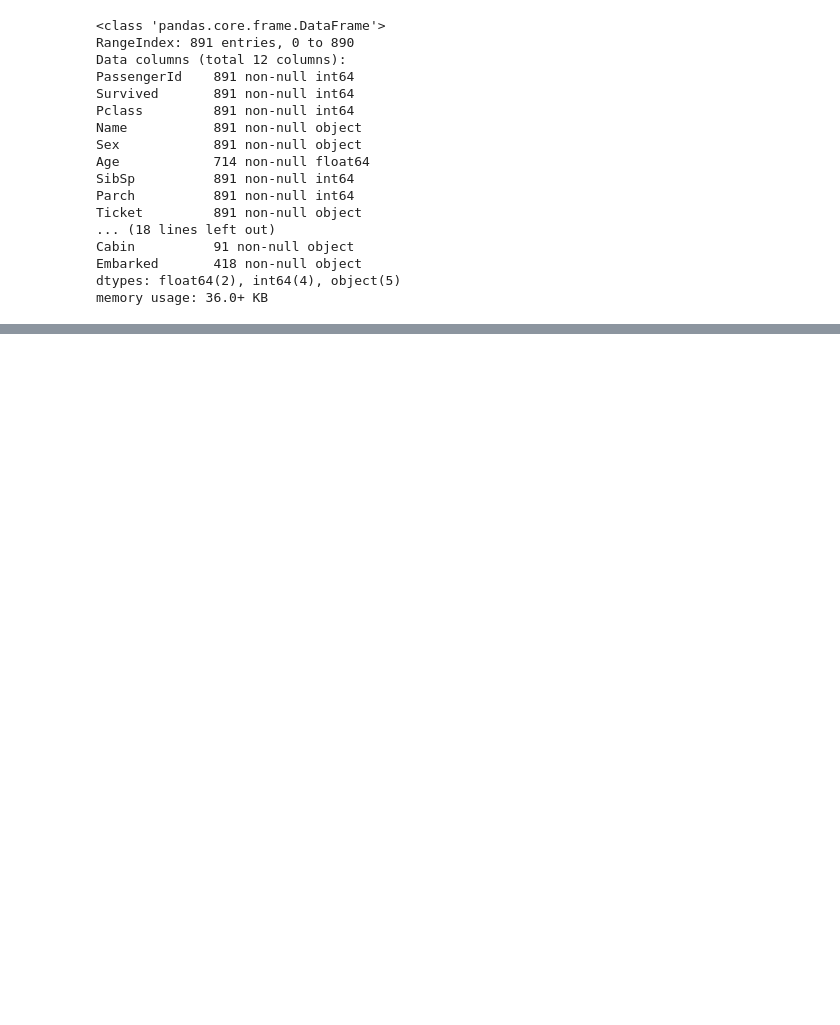
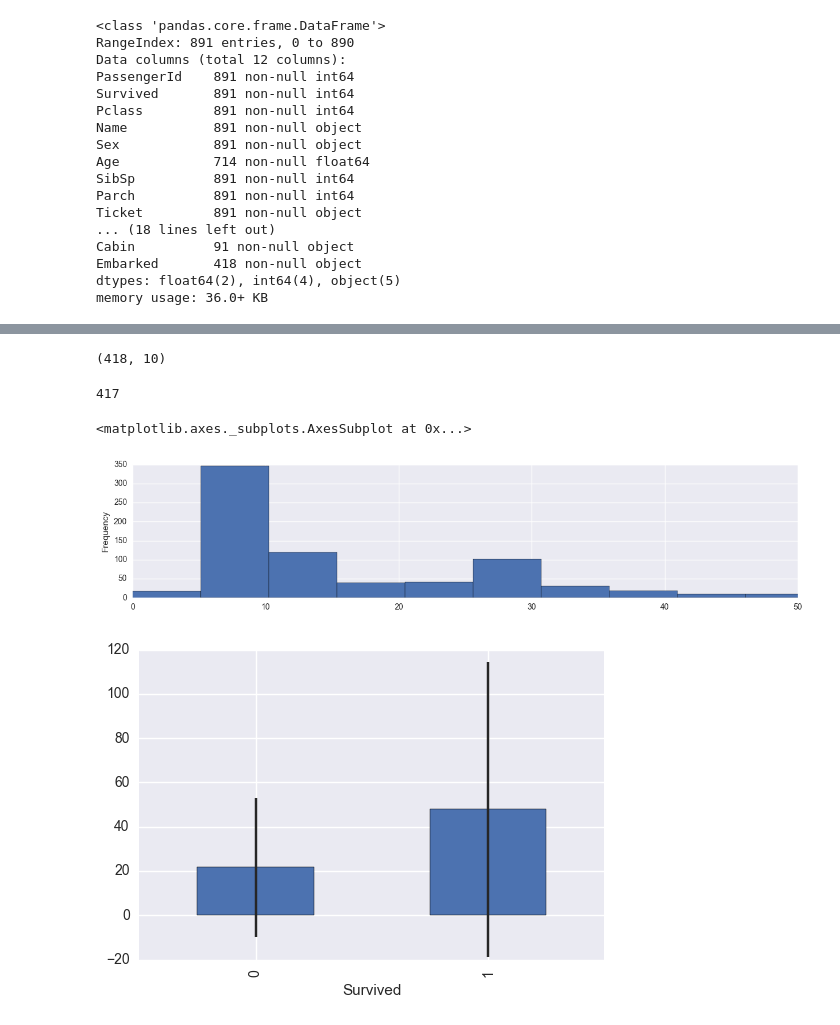
Before and after one commit to demonSong/kaggle, a Jupyter notebook: titanic/code/trainning.ipynb, the cells around one changed output, grey strips where cells are left out. Drawn from its saved outputs; the diff is of its cells as text; code cells hidden in the pictures; blank space fills up the shorter version.

```diff
--- a/titanic/code/trainning.ipynb
+++ b/titanic/code/trainning.ipynb
@@ -60,0 +126,32 @@ test_df = test_df.drop(['Name','Ticket'],axis = 1)
+# %%
+test_df.shape
+# %% [output]
+(418, 10)
+# %%
+test_df.Fare.count()
+# %% [output]
+417
+# %%
+test_df["Fare"].fillna(test_df["Fare"].median(),inplace = True)
+
+# convert from float to int
+titanic_df["Fare"] = titanic_df["Fare"].astype(int)
+test_df["Fare"] = test_df["Fare"].astype(int)
+
+# get fare for survived & didn't survive passengers
+fare_not_survived = titanic_df["Fare"][titanic_df["Survived"] == 0]
+fare_survived = titanic_df["Fare"][titanic_df["Survived"] == 1]
+
+# get average and std for fare of survived/not survived passengers
+average_fare = DataFrame([fare_not_survived.mean(),fare_survived.mean()])
+std_fare = DataFrame([fare_not_survived.std(),fare_survived.std()])
+
+# plot
+titanic_df["Fare"].plot(kind = 'hist',figsize = (15,3),bins = 100,xlim = (0,50))
+
+average_fare.index.names = std_fare.index.names = ["Survived"]
+average_fare.plot(yerr = std_fare,kind = 'bar',legend = False)
+# %% [output]
+<matplotlib.axes._subplots.AxesSubplot at 0x...>
+[figure, added]
+[figure, added]
```
Also changed, not shown: parts of 18 cells of this notebook, 1 other file.
